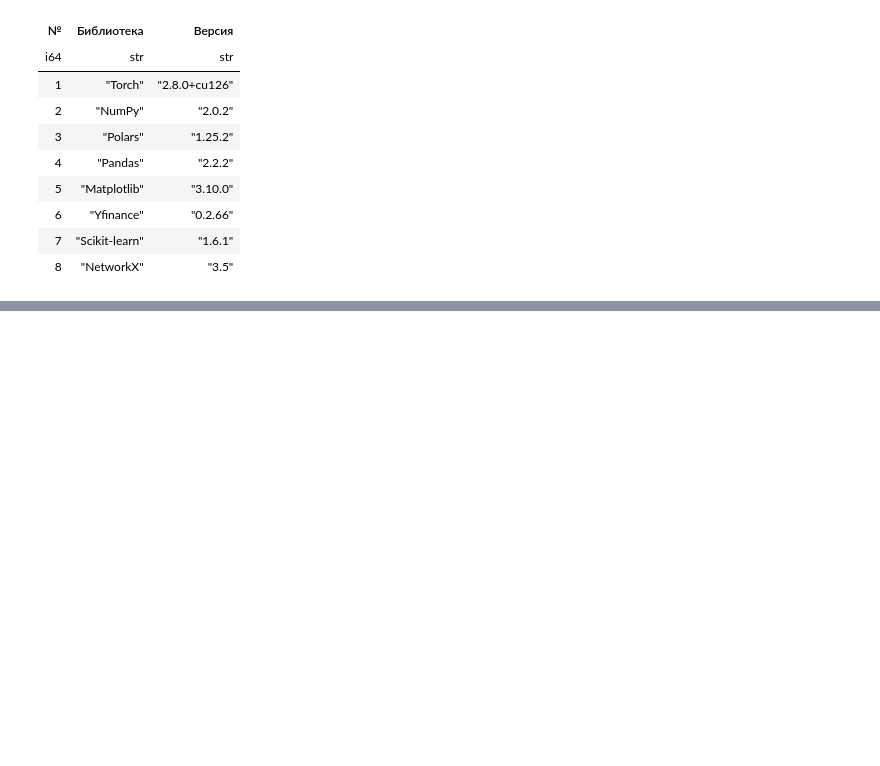
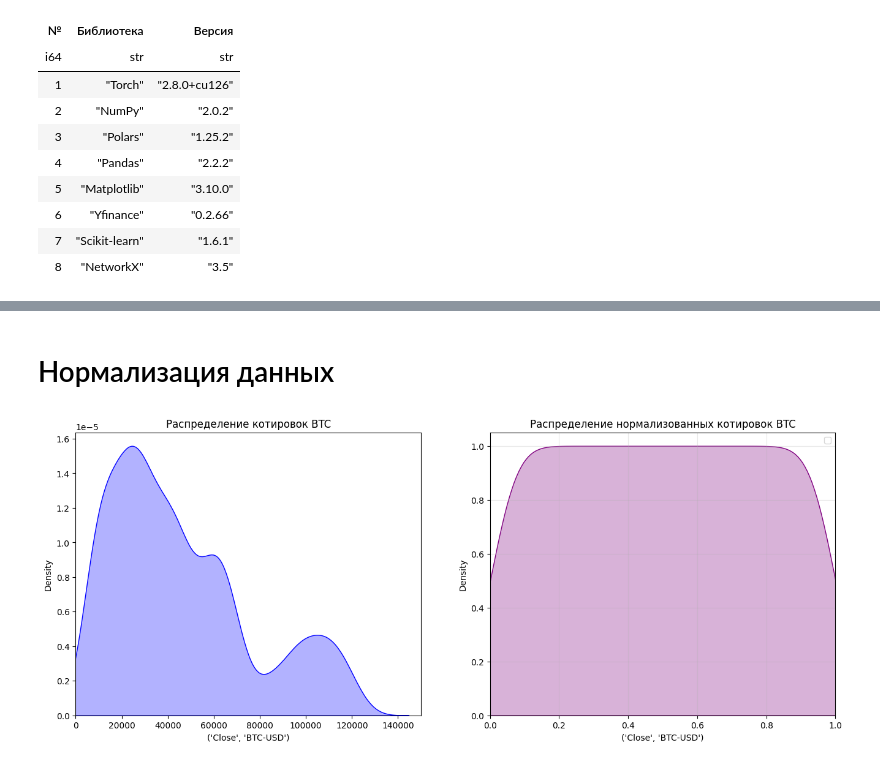
Before and after one commit to Crazy-Explorer31/dl_hse, a Jupyter notebook: homework_03/3.ipynb, the cells around one changed output, grey strips where cells are left out. Cells and saved outputs as stored; diff of their text form; code cells hidden in the pictures; blank space fills up the shorter version.

```diff
--- a/homework_03/3.ipynb
+++ b/homework_03/3.ipynb
@@ -2065,0 +105,28 @@ KeyboardInterrupt:
+# %% [markdown]
+# Нормализация данных
+# %%
+ecdf = stats.ecdf(data[('Close', 'BTC-USD')])
+
+def inverse_ecdf(data):
+    x = ecdf.cdf.quantiles
+
+    return np.quantile(x, data, method='lower')
+# %%
+fig, axes = plt.subplots(1, 2, figsize=(16, 6))
+
+# sns.set_palette("husl")
+
+sns.kdeplot(data[('Close', 'BTC-USD')], fill=True, alpha=0.3, linewidth=1, color='blue', ax = axes[0])
+axes[0].set_xlim(0, 150000)
+axes[0].set_title('Распределение котировок BTC')
+
+sns.kdeplot(data[('Close', 'BTC-USD')].apply(ecdf.cdf.evaluate), fill=True, alpha=0.3, linewidth=1, color='purple', ax=axes[1])
+axes[1].set_xlim(0, 1)
+axes[1].set_title('Распределение нормализованных котировок BTC')
+
+# plt.title('Нормализация', fontsize=16, fontweight='bold')
+plt.legend()
+plt.grid(True, alpha=0.3)
+plt.show();
+# %% [output]
+[figure, added]
```
Also changed, not shown: parts of 62 cells of this notebook.
